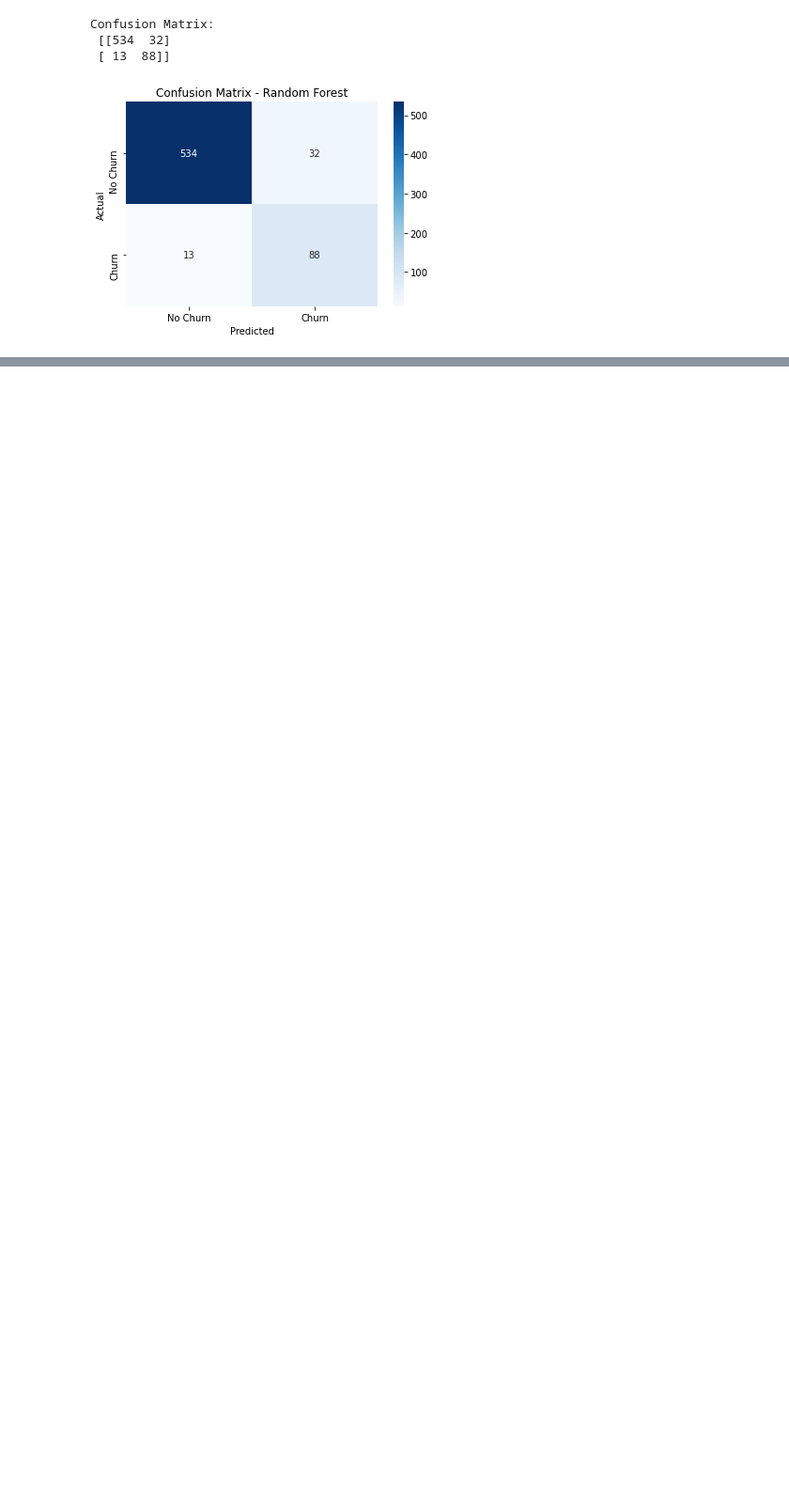
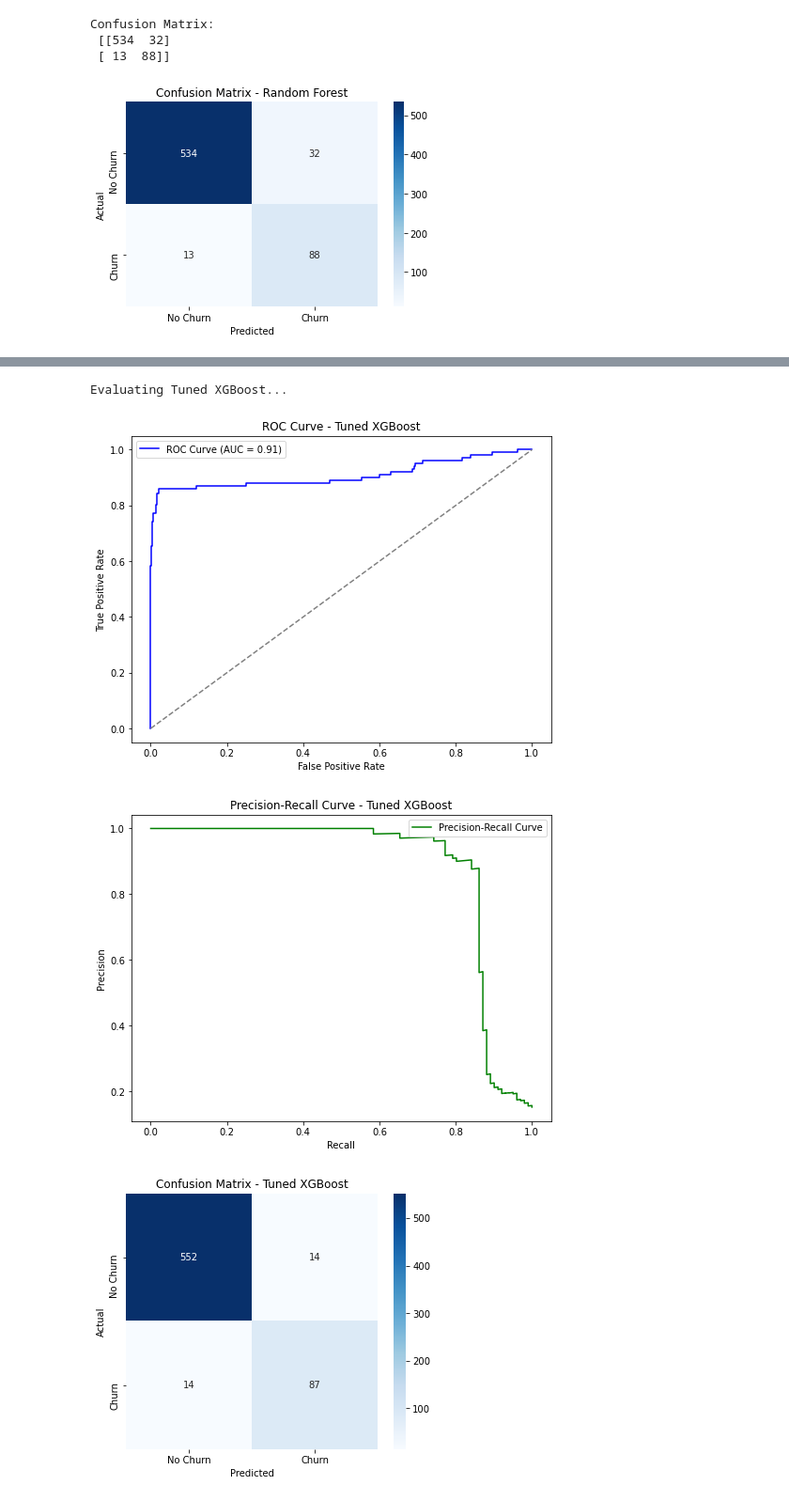
Before and after one commit to Mike101lab/Phase-3-Project-SyriaTel-Customer-Churn-Prediction-, a Jupyter notebook: SyriaTel-Customer-Churn-Prediction.ipynb, the cells around one changed output, grey strips where cells are left out. Shown at 94% size. Drawn from its saved outputs; the diff is of its cells as text; code cells hidden in the pictures; blank space fills up the shorter version.

```diff
--- a/SyriaTel-Customer-Churn-Prediction.ipynb
+++ b/SyriaTel-Customer-Churn-Prediction.ipynb
@@ -706,0 +1013,12 @@ This confusion matrix confirms that Random Forest is a strong model, significant
+# %%
+# Evaluate Tuned XGBoost
+print("Evaluating Tuned XGBoost...")
+plot_roc_curve(best_xgb, X_test, y_test, "Tuned XGBoost")
+plot_pr_curve(best_xgb, X_test, y_test, "Tuned XGBoost")
+plot_confusion_matrix(best_xgb, X_test, y_test, "Tuned XGBoost")
+plot_feature_importance(best_xgb, X_train_resampled, "Tuned XGBoost")
+# %% [output]
+Evaluating Tuned XGBoost...
+[figure, added]
+[figure, added]
+[figure, added]
```
Also changed, not shown: parts of 30 cells of this notebook, 3 other files.
